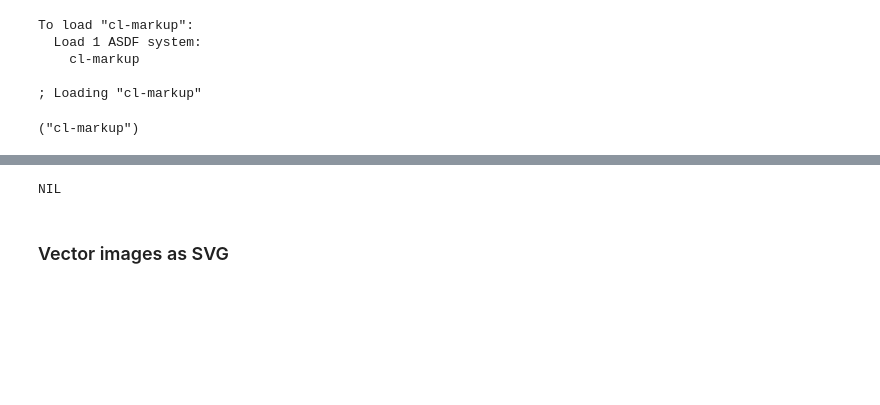
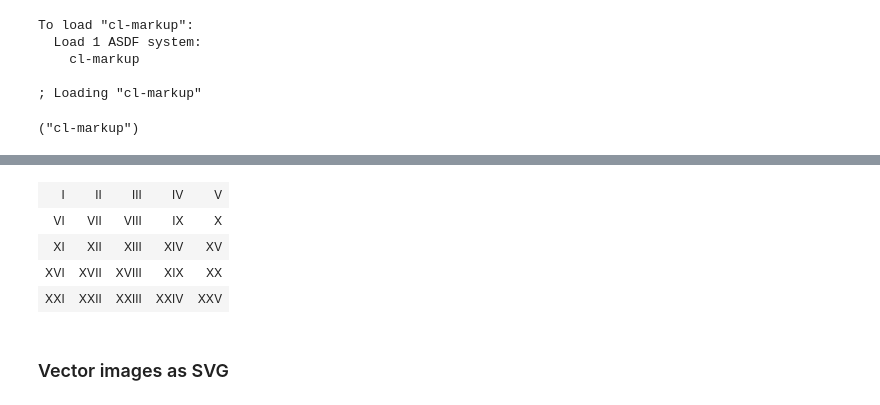
Before and after one commit to yitzchak/common-lisp-jupyter, a Jupyter notebook: AboutFishbowl.ipynb, the cells around one changed output, grey strips where cells are left out. Drawn from its saved outputs; the diff is of its cells as text; code cells hidden in the pictures; blank space fills up the shorter version.

```diff
--- a/AboutFishbowl.ipynb
+++ b/AboutFishbowl.ipynb
@@ -227,18 +227,14 @@ To load "cl-markup":
 ; Loading "cl-markup"
 ("cl-markup")
 # %%
-(cl-markup::markup
- (:table :border 0 :cellpadding 4
-         (loop for i below 25 by 5
-               collect
-               (markup
-                 (:tr :align "right"
-                      (loop for j from i below (+ i 5)
-                            collect
-                            (markup
-                              (:td :bgcolor
-                                   (if (oddp j)
-                                       "pink"
-                                       "green")
-                                   (format nil "~@R" (1+ j))))))))))
+(html (markup:markup
+       (:table :border 0 :cellpadding 4
+               (loop for i below 25 by 5
+                     collect (markup:markup
+                              (:tr :align "right"
+                                   (loop for j from i below (+ i 5)
+                                         collect (markup:markup
+                                                  (:td :bgcolor
+                                                       (if (oddp j) "pink" "green")
+                                                       (format nil "~@R" (1+ j)))))))))))
 # %% [output]
@@ -247,4 +241,8 @@ undefined function: MARKUP
-NIL
+| I | II | III | IV | V |
+| VI | VII | VIII | IX | X |
+| XI | XII | XIII | XIV | XV |
+| XVI | XVII | XVIII | XIX | XX |
+| XXI | XXII | XXIII | XXIV | XXV |
 # %% [markdown]
 ### Vector images as SVG
 # %%
```
Also changed, not shown: parts of 1 cell of this notebook, 2 other files.
